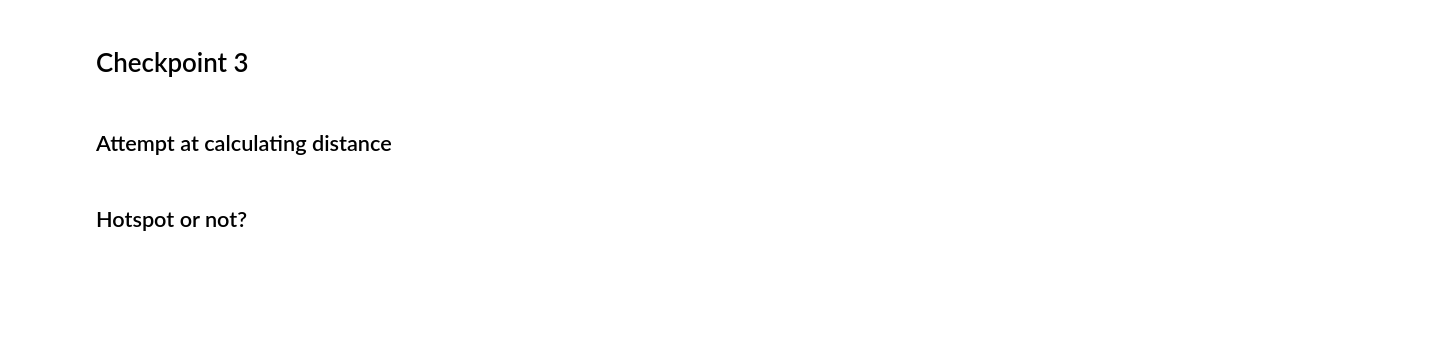
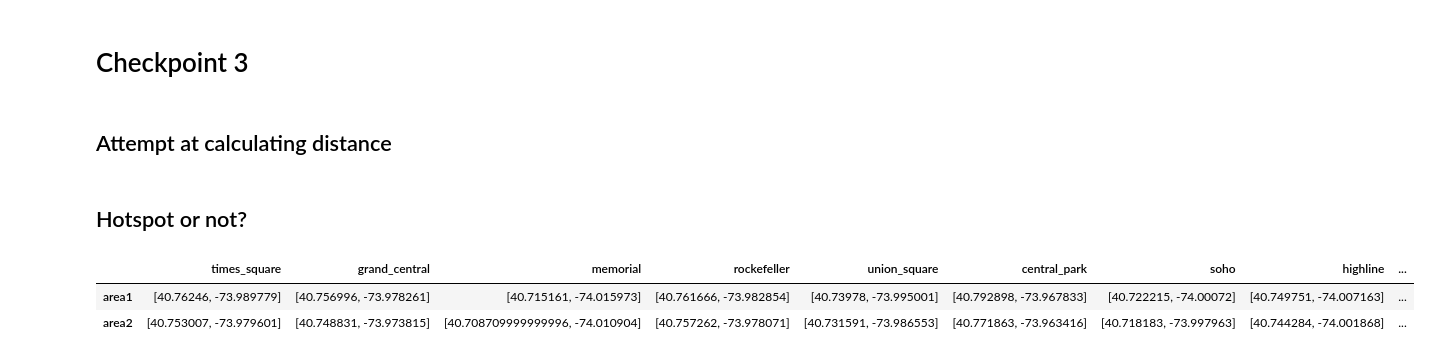
Before and after one commit to RecStu14/CZ4041-NYC-Taxi-Fare, a Jupyter notebook: CZ4041_Try1.ipynb, the cells around one changed output. Drawn from its saved outputs; the diff is of its cells as text; code cells hidden in the pictures; blank space fills up the shorter version.

```diff
--- a/CZ4041_Try1.ipynb
+++ b/CZ4041_Try1.ipynb
@@ -847,3 +849,10 @@ dist_series = pd.Series(v for v in dist_list)
 dist_series
 # %% [markdown]
 ## Hotspot or not?
+# %%
+hotspot_json = pd.read_json('hotspot_location.json')
+hotspot_json
+# %% [output]
+|  | times_square | grand_central | memorial | rockefeller | union_square | central_park | soho | highline | ... |
+| area1 | [40.76246, -73.989779] | [40.756996, -73.978261] | [40.715161, -74.015973] | [40.761666, -73.982854] | [40.73978, -73.995001] | [40.792898, -73.967833] | [40.722215, -74.00072] | [40.749751, -74.007163] | ... |
+| area2 | [40.753007, -73.979601] | [40.748831, -73.973815] | [40.708709999999996, -74.010904] | [40.757262, -73.978071] | [40.731591, -73.986553] | [40.771863, -73.963416] | [40.718183, -73.997963] | [40.744284, -74.001868] | ... |
```
Also changed, not shown: parts of 8 cells of this notebook.
